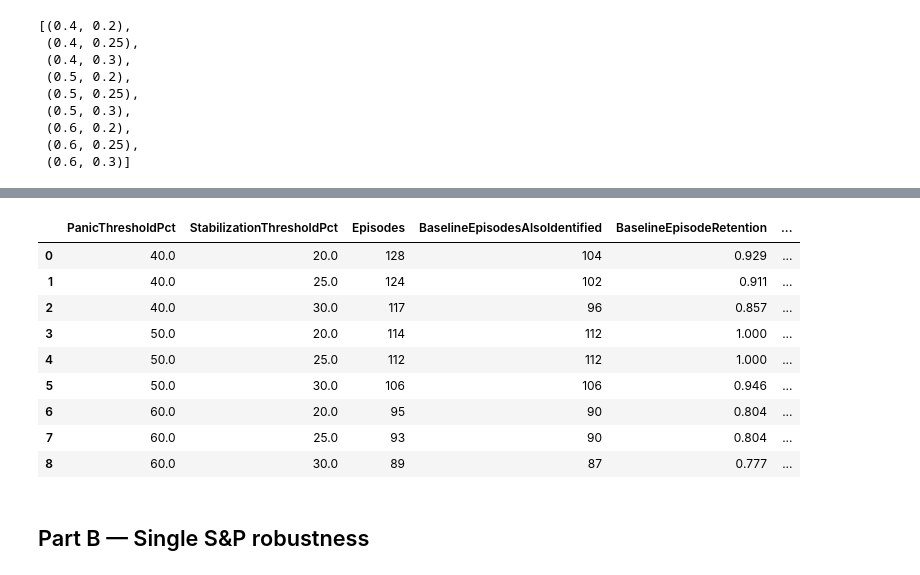
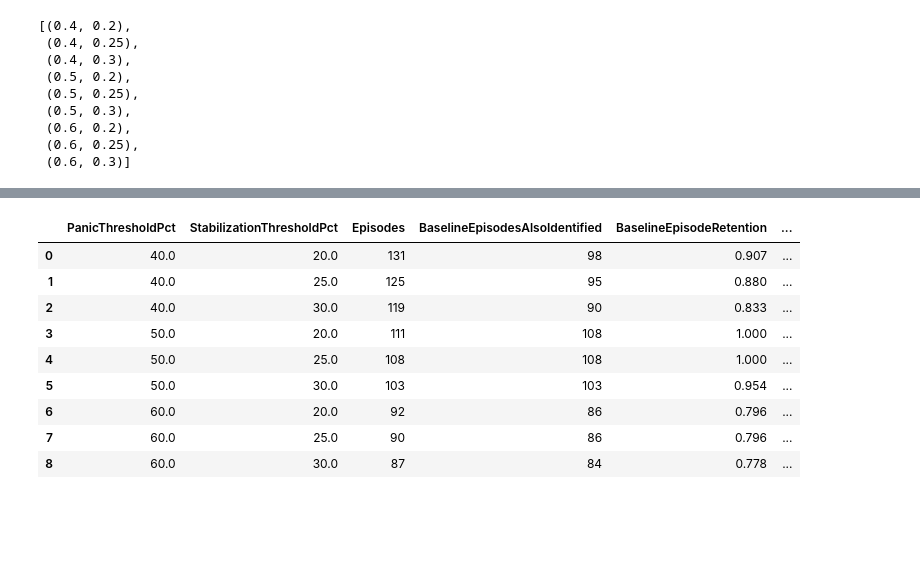
Before and after one commit to fleurclochette/Scientific-Project-SS26-Group-8, a Jupyter notebook: notebooks/03h_panic_threshold_sensitivity.ipynb, the cells around one changed output, grey strips where cells are left out. Drawn from its saved outputs; the diff is of its cells as text; code cells hidden in the pictures; blank space fills up the shorter version.

```diff
--- a/notebooks/03h_panic_threshold_sensitivity.ipynb
+++ b/notebooks/03h_panic_threshold_sensitivity.ipynb
@@ -83,21 +104,17 @@ Imports complete.
 # %%
+# Load finalized 03g outputs
+
 multi_regimes = pd.read_csv(
-    "data/processed/final_regimes_multi_asset_2000_2026.csv",
+    "data/processed/volatility_regimes_23_assets_2000_2026.csv",
     parse_dates=["StartDate", "EndDate"]
 )
 
-multi_volatility = pd.read_csv(
-    "data/processed/conditional_volatility_multi_asset_2000_2026.csv",
-    parse_dates=["Date"]
-)
-
 baseline_episodes = pd.read_csv(
-    "data/processed/final_panic_episodes_multi_asset_2000_2026.csv",
-    parse_dates=["PanicStart", "StableDate"]
+    "data/processed/panic_stabilization_episodes_23_assets_2000_2026.csv",
+    parse_dates=["PanicStart", "StabilizationDate"]
 )
 
 print("Regime rows:", len(multi_regimes))
-print("Volatility rows:", len(multi_volatility))
 print("Baseline episodes:", len(baseline_episodes))
 print("Assets:", multi_regimes["Asset"].nunique())
 # %% [output]
@@ -257,7 +236,8 @@ threshold_combinations
  (0.6, 0.25),
  (0.6, 0.3)]
 # %%
-# Run all 9 across all 22 assets
+# Run all 9 threshold specifications across all 23 assets
+
 sensitivity_summaries = []
 sensitivity_episodes = []
 
@@ -276,24 +256,13 @@ for panic_threshold, stabilization_threshold in threshold_combinations:
             .reset_index(drop=True)
         )
 
-        asset_volatility_dates = (
-            multi_volatility.loc[
-                multi_volatility["Asset"] == asset,
-                "Date"
-            ]
-            .sort_values()
-        )
-
         episodes = identify_panic_episodes(
-            regime_df=asset_regimes,
-            volatility_dates=asset_volatility_dates,
+            regimes=asset_regimes,
             panic_threshold=panic_threshold,
             stabilization_threshold=stabilization_threshold
         )
 
         if not episodes.empty:
-
-            episodes.insert(0, "Asset", asset)
 
             episodes["PanicThreshold"] = panic_threshold
             episodes["StabilizationThreshold"] = stabilization_threshold
@@ -333,6 +302,7 @@ for panic_threshold, stabilization_threshold in threshold_combinations:
             "MaxRecoveryDays": np.nan
         })
 
+
 multi_sensitivity_summary = pd.DataFrame(
     sensitivity_summaries
 )
@@ -413,7 +398,11 @@ Counts match: True
 # %%
-# Now check stability of the episode identification
-# We also want to know whether the same panic episodes survive nearby threshold choices
-# Compare panic starts against the 50/25 baseline
+# Evaluate stability of episode identification across threshold choices
+# by comparing panic starts with the finalized 50% / 25% baseline
+
+baseline_episodes["PanicStart"] = pd.to_datetime(
+    baseline_episodes["PanicStart"]
+)
+
 baseline_keys = set(
     zip(
         baseline_episodes["Asset"],
@@ -466,41 +455,40 @@ for panic_threshold, stabilization_threshold in threshold_combinations:
         "Episodes": len(current),
         "BaselineEpisodesAlsoIdentified": intersection,
         "BaselineEpisodeRetention": baseline_retained,
         "JaccardSimilarity": jaccard
     })
 
+
 overlap_df = pd.DataFrame(overlap_results)
 
 overlap_df["PanicThresholdPct"] = (
     overlap_df["PanicThreshold"] * 100
 )
 
 overlap_df["StabilizationThresholdPct"] = (
     overlap_df["StabilizationThreshold"] * 100
 )
 
 display(
     overlap_df[
         [
             "PanicThresholdPct",
             "StabilizationThresholdPct",
             "Episodes",
             "BaselineEpisodesAlsoIdentified",
             "BaselineEpisodeRetention",
             "JaccardSimilarity"
         ]
     ].round(3)
 )
 # %% [output]
 |  | PanicThresholdPct | StabilizationThresholdPct | Episodes | BaselineEpisodesAlsoIdentified | BaselineEpisodeRetention | ... |
-| 0 | 40.0 | 20.0 | 128 | 104 | 0.929 | ... |
-| 1 | 40.0 | 25.0 | 124 | 102 | 0.911 | ... |
-| 2 | 40.0 | 30.0 | 117 | 96 | 0.857 | ... |
-| 3 | 50.0 | 20.0 | 114 | 112 | 1.000 | ... |
-| 4 | 50.0 | 25.0 | 112 | 112 | 1.000 | ... |
-| 5 | 50.0 | 30.0 | 106 | 106 | 0.946 | ... |
-| 6 | 60.0 | 20.0 | 95 | 90 | 0.804 | ... |
-| 7 | 60.0 | 25.0 | 93 | 90 | 0.804 | ... |
-| 8 | 60.0 | 30.0 | 89 | 87 | 0.777 | ... |
+| 0 | 40.0 | 20.0 | 131 | 98 | 0.907 | ... |
+| 1 | 40.0 | 25.0 | 125 | 95 | 0.880 | ... |
+| 2 | 40.0 | 30.0 | 119 | 90 | 0.833 | ... |
+| 3 | 50.0 | 20.0 | 111 | 108 | 1.000 | ... |
+| 4 | 50.0 | 25.0 | 108 | 108 | 1.000 | ... |
+| 5 | 50.0 | 30.0 | 103 | 103 | 0.954 | ... |
+| 6 | 60.0 | 20.0 | 92 | 86 | 0.796 | ... |
+| 7 | 60.0 | 25.0 | 90 | 86 | 0.796 | ... |
+| 8 | 60.0 | 30.0 | 87 | 84 | 0.778 | ... |
-# %% [markdown]
-## Part B — Single S&P robustness
```
Also changed, not shown: parts of 15 cells of this notebook.
